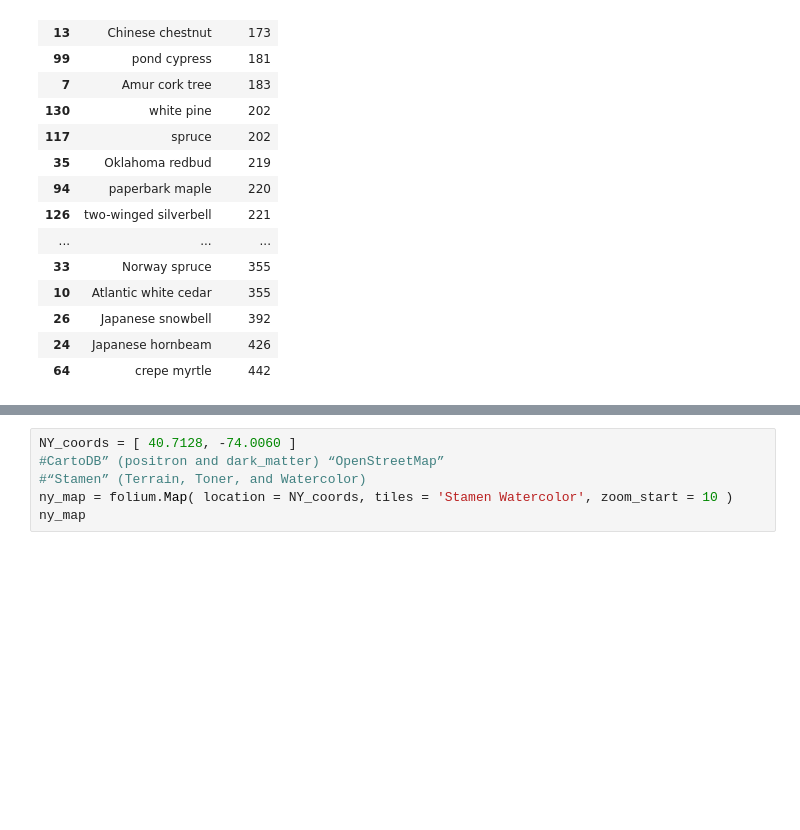
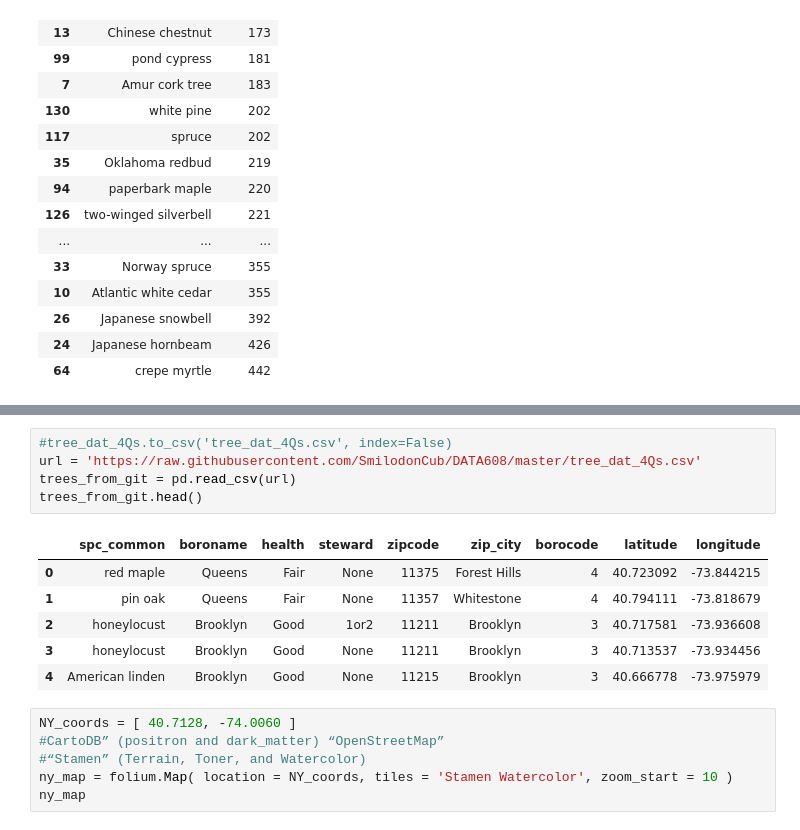
Before and after one commit to SmilodonCub/DATA608, a Jupyter notebook: hw4.ipynb, the cells around one changed output, grey strips where cells are left out. Drawn from its saved outputs; the diff is of its cells as text; blank space fills up the shorter version.

```diff
--- a/hw4.ipynb
+++ b/hw4.ipynb
@@ -105,3 +109,15 @@ None
+# %%
+#tree_dat_4Qs.to_csv('tree_dat_4Qs.csv', index=False)
+url = 'https://raw.githubusercontent.com/SmilodonCub/DATA608/master/tree_dat_4Qs.csv'
+trees_from_git = pd.read_csv(url)
+trees_from_git.head()
+# %% [output]
+|  | spc_common | boroname | health | steward | zipcode | zip_city | borocode | latitude | longitude |
+| 0 | red maple | Queens | Fair | None | 11375 | Forest Hills | 4 | 40.723092 | -73.844215 |
+| 1 | pin oak | Queens | Fair | None | 11357 | Whitestone | 4 | 40.794111 | -73.818679 |
+| 2 | honeylocust | Brooklyn | Good | 1or2 | 11211 | Brooklyn | 3 | 40.717581 | -73.936608 |
+| 3 | honeylocust | Brooklyn | Good | None | 11211 | Brooklyn | 3 | 40.713537 | -73.934456 |
+| 4 | American linden | Brooklyn | Good | None | 11215 | Brooklyn | 3 | 40.666778 | -73.975979 |
 # %%
 NY_coords = [ 40.7128, -74.0060 ]
 #CartoDB” (positron and dark_matter) “OpenStreetMap”
```
Also changed, not shown: parts of 1 cell of this notebook, 1 other file.
